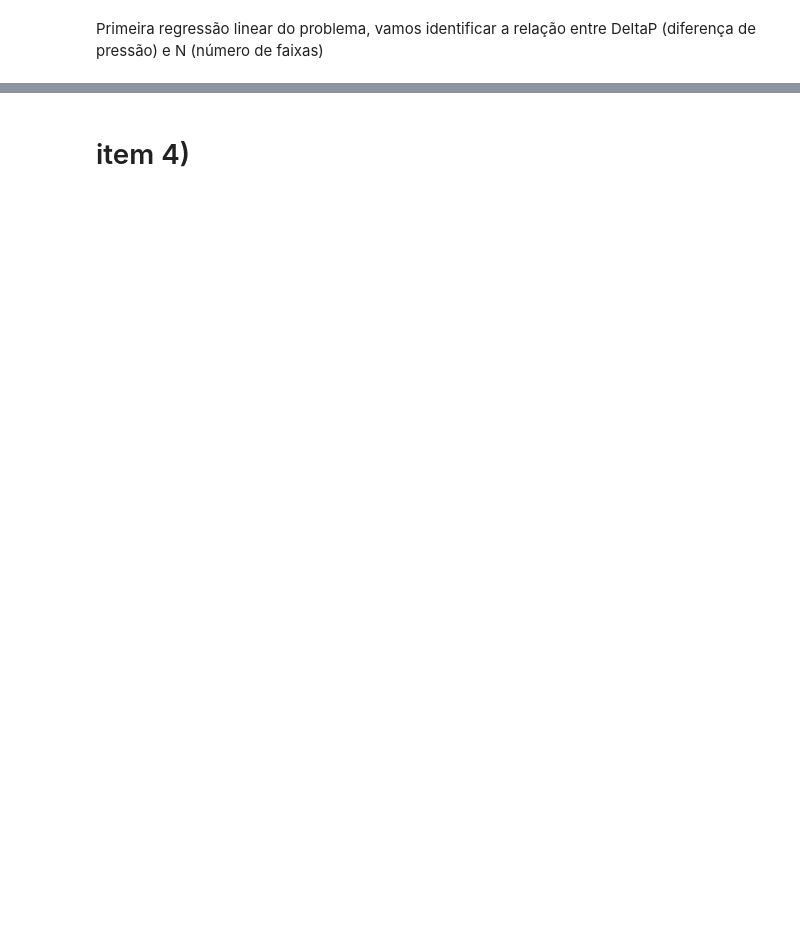
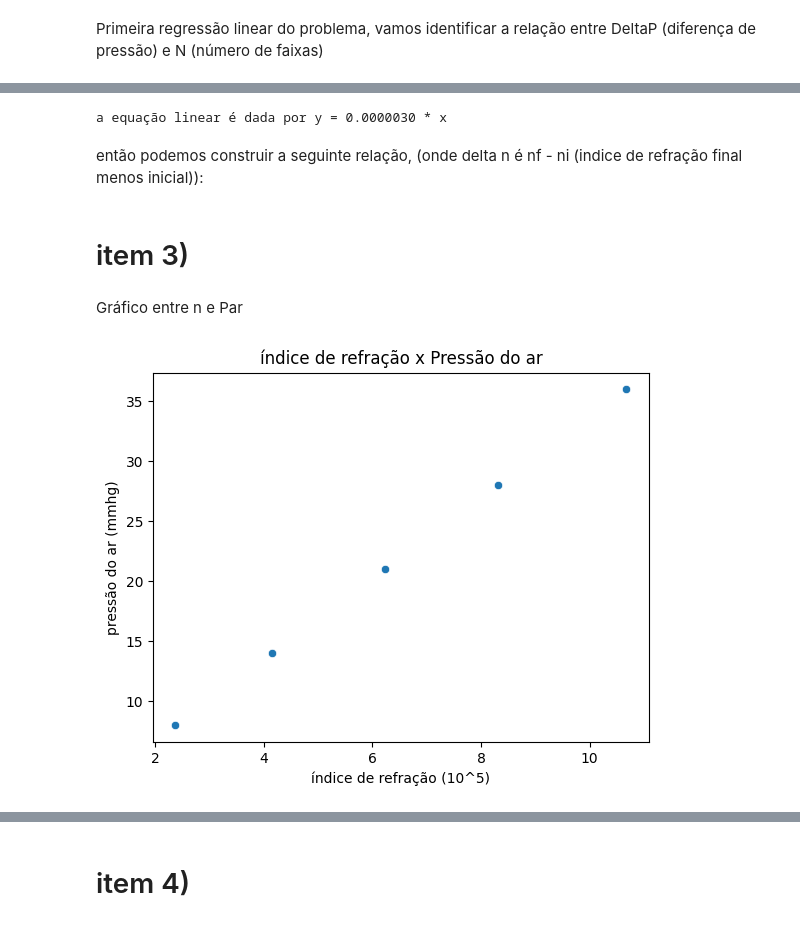
Before and after one commit to ms-cmy/relatorios-2024-est2, a Jupyter notebook: relatorio_3/experimento.ipynb, the cells around one changed output, grey strips where cells are left out. Saved outputs shown, nothing was run; the diff lists cells and outputs as text; code cells hidden in the pictures; blank space fills up the shorter version.

```diff
--- a/relatorio_3/experimento.ipynb
+++ b/relatorio_3/experimento.ipynb
@@ -82,0 +132,6 @@ Text(0, 0.5, 'Número de faixas')
+# %%
+print(f"a equação linear é dada por y = {a:.7f} * x")
+# %% [output]
+a equação linear é dada por y = 0.0000030 * x
+# %% [markdown]
+então podemos construir a seguinte relação, (onde delta n é nf - ni (indice de refração final menos inicial)):
@@ -83,3 +140,15 @@ Text(0, 0.5, 'Número de faixas')
+# %% [markdown]
+# item 3)
+# %% [markdown]
+Gráfico entre n e Par
+# %%
+sns.scatterplot(x=df['delta_n']*1e5, y=df['delta'])
+plt.xlabel("índice de refração (10^5)")
+plt.ylabel("pressão do ar (mmhg)")
+plt.title("índice de refração x Pressão do ar")
+plt.show()
+# %% [output]
+[figure, added]
 # %%
 df
 # %% [output]
```
Also changed, not shown: parts of 37 cells of this notebook, 3 other files.
